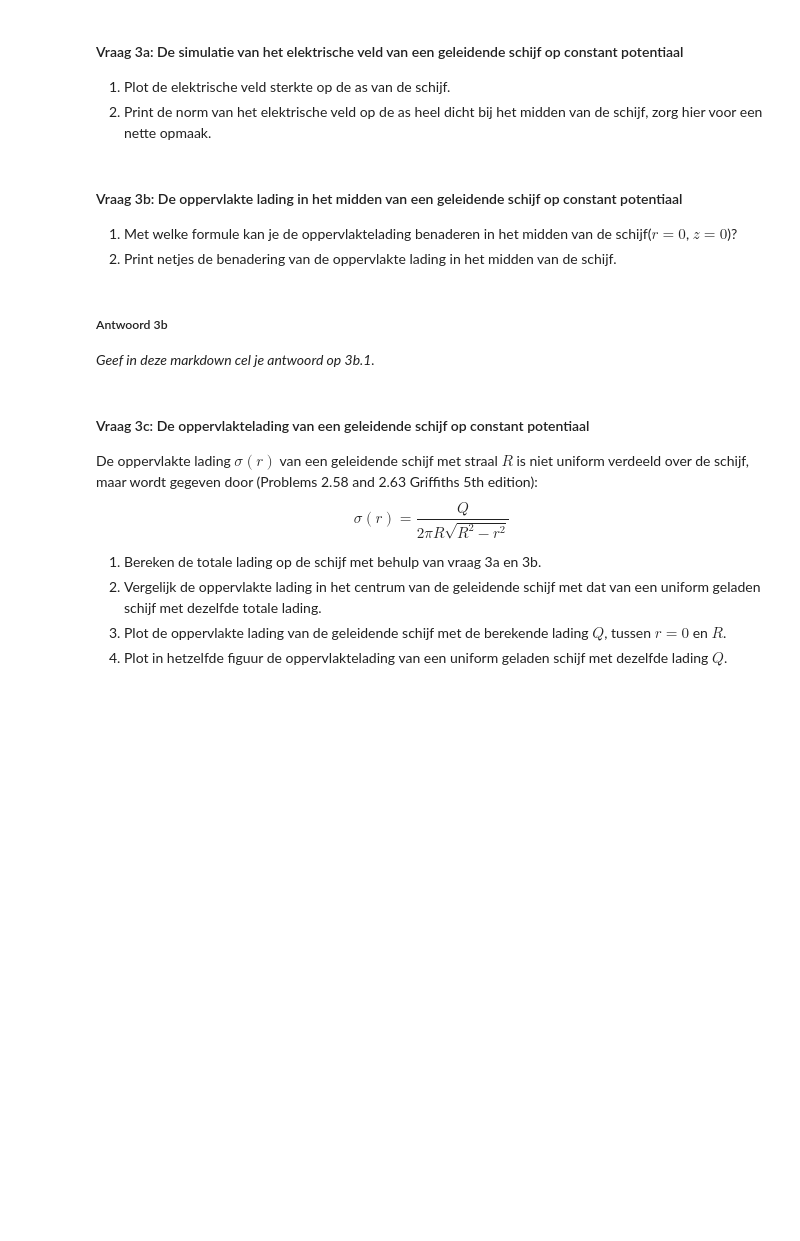
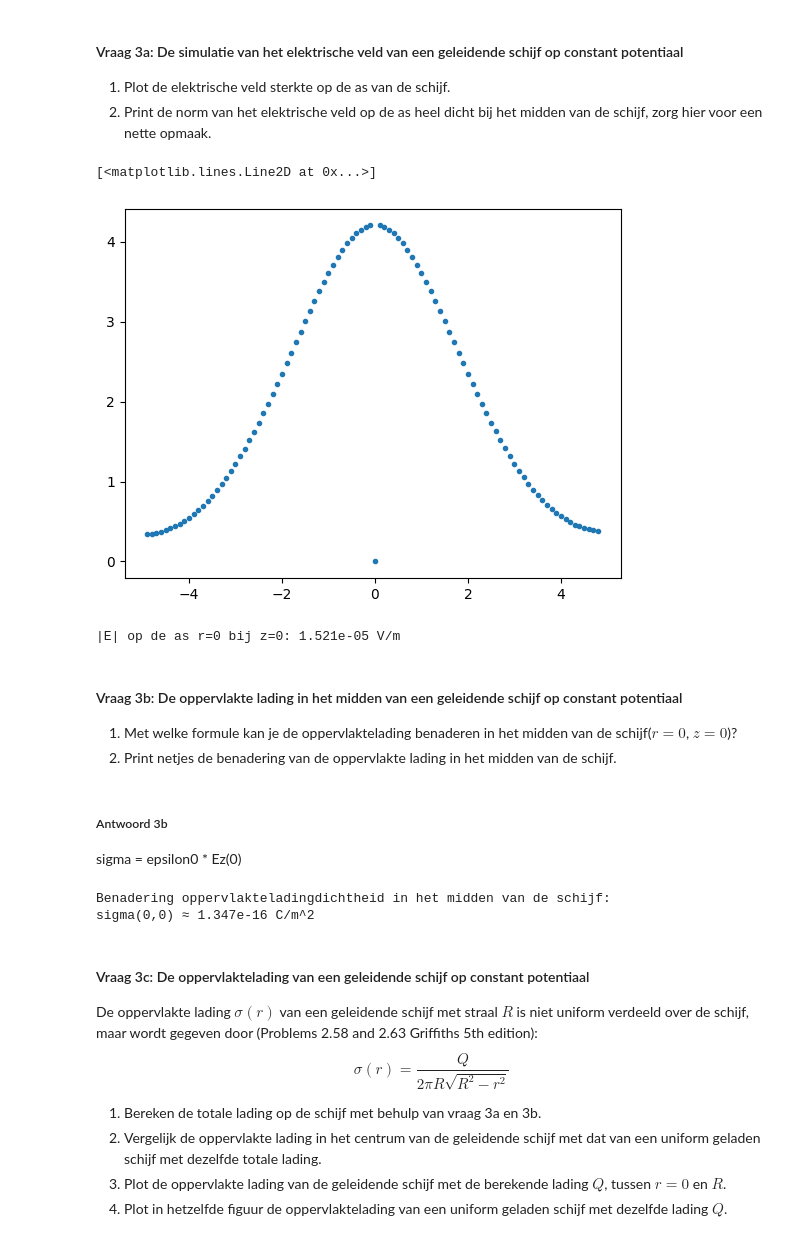
Before and after one commit to BrunoSchouten/Bruno-DEF, a Jupyter notebook: DigitaleOntwerpopdrachten/1CondensatorOpdracht/CondensatorOntwerpopdracht.ipynb, the cells around one changed output. Drawn from its saved outputs; the diff is of its cells as text; code cells hidden in the pictures; blank space fills up the shorter version.

```diff
--- a/DigitaleOntwerpopdrachten/1CondensatorOpdracht/CondensatorOntwerpopdracht.ipynb
+++ b/DigitaleOntwerpopdrachten/1CondensatorOpdracht/CondensatorOntwerpopdracht.ipynb
@@ -361,9 +361,21 @@ plot_results_disk(Ez, Er, normE, V, r, z, grid_step, disk_radius, z_pos_disk1, z
 1. Plot de elektrische veld sterkte op de as van de schijf.
 2. Print de norm van het elektrische veld op de as heel dicht bij het midden van de schijf, zorg hier voor een nette opmaak.
 # %%
-###
-###Jouw code hier###
-###
+#1
+r0_idx =  np.argmin(np.abs(r_for_E)) #as = 0
+plt.plot(z_for_E,normE[:,r0_idx],'.') #plot
+# %% [output]
+[<matplotlib.lines.Line2D at 0x...>]
+[figure, added]
+# %%
+#2
+r0_idx = np.argmin(np.abs(r_for_E))
+z0_idx = np.argmin(np.abs(z_for_E))   #
+
+E_center = normE[z0_idx, r0_idx]
+print("|E| op de as r=0 bij z=0: %.3e V/m" %E_center)
+# %% [output]
+|E| op de as r=0 bij z=0: 1.521e-05 V/m
 # %% [markdown]
 #### Vraag 3b: De oppervlakte lading in het midden van een geleidende schijf op constant potentiaal
 
@@ -371,10 +383,24 @@ plot_results_disk(Ez, Er, normE, V, r, z, grid_step, disk_radius, z_pos_disk1, z
 2. Print netjes de benadering van de oppervlakte lading in het midden van de schijf.
 # %% [markdown]
 ##### Antwoord 3b
-
-*Geef in deze markdown cel je antwoord op 3b.1.*
+sigma = epsilon0 * Ez(0)
 # %%
+
 #### Print met deze cel met een nette opmaak je antwoord op vraag 3b 2.
+
+
+# herhaling
+r0_idx = np.argmin(np.abs(r_for_E))
+z0_idx = np.argmin(np.abs(z_for_E))
+
+# berekening vorige formule
+sigma = epsilon0 * abs(Ez[z0_idx, r0_idx])
+
+print("Benadering oppervlakteladingdichtheid in het midden van de schijf:")
+print(f"sigma(0,0) ≈ {sigma:.3e} C/m^2")
+# %% [output]
+Benadering oppervlakteladingdichtheid in het midden van de schijf:
+sigma(0,0) ≈ 1.347e-16 C/m^2
 # %% [markdown]
 #### Vraag 3c: De oppervlaktelading van een geleidende schijf op constant potentiaal
 
```
Also changed, not shown: parts of 9 cells of this notebook.
